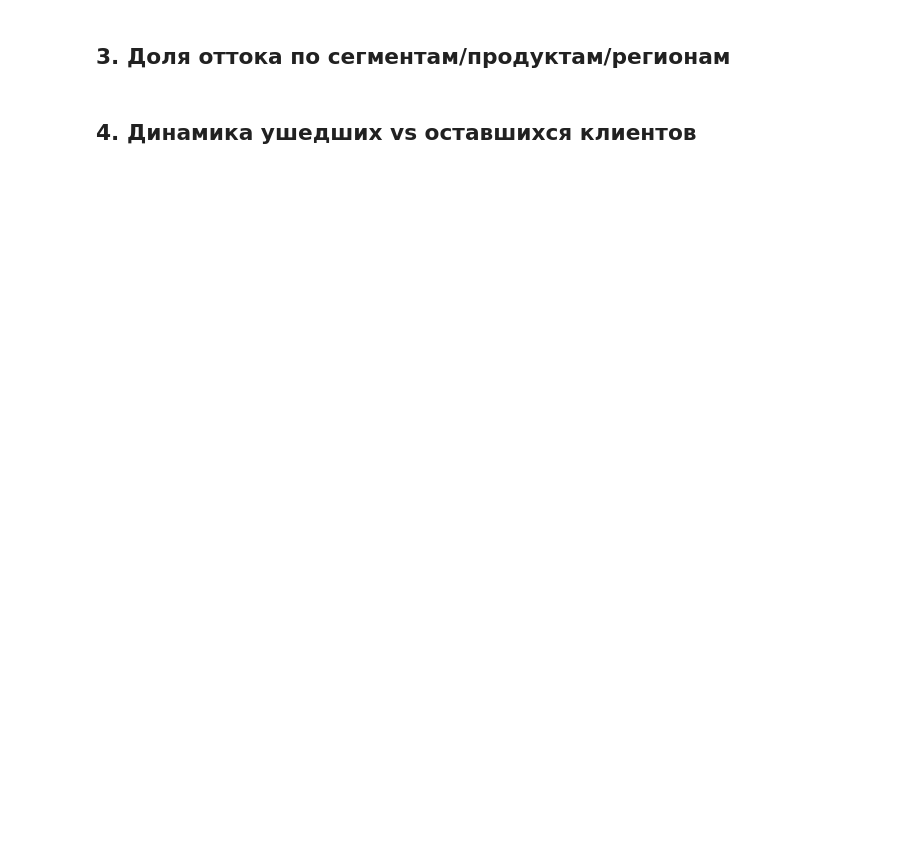
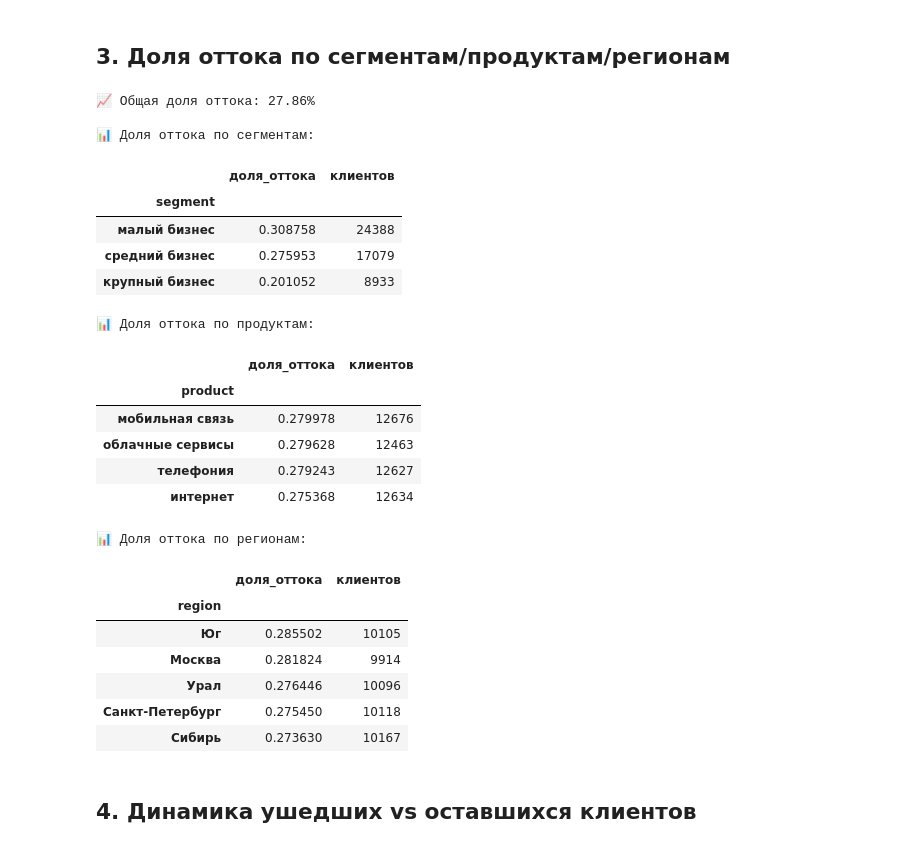
Before and after one commit to k1sur1n/b2b-churn-internship, a Jupyter notebook: notebooks/01_eda.ipynb, the cells around one changed output. Drawn from its saved outputs; the diff is of its cells as text; code cells hidden in the pictures; blank space fills up the shorter version.

```diff
--- a/notebooks/01_eda.ipynb
+++ b/notebooks/01_eda.ipynb
@@ -37,2 +64,44 @@ print(clients.shape, usage.shape)
+# %%
+# 1. Сначала создаем флаг оттока (если он еще не создан в предыдущих ячейках)
+# Логика: если дата расторжения НЕ пустая, значит клиент ушел (1), иначе (0)
+if 'is_churned' not in clients.columns:
+    clients['is_churned'] = clients['termination_date'].notna().astype(int)
+
+# 2. Смотрим общую долю оттока
+print(f"📈 Общая доля оттока: {clients['is_churned'].mean():.2%}\n")
+
+# 3. Анализируем отток по ключевым группам (как требует ТЗ)
+print("📊 Доля оттока по сегментам:")
+display(churn_rate_by(clients, target_col='is_churned', group_col='segment'))
+
+print("\n📊 Доля оттока по продуктам:")
+display(churn_rate_by(clients, target_col='is_churned', group_col='product'))
+
+print("\n📊 Доля оттока по регионам:")
+display(churn_rate_by(clients, target_col='is_churned', group_col='region'))
+# %% [output]
+📈 Общая доля оттока: 27.86%
+
+📊 Доля оттока по сегментам:
+|  | доля_оттока | клиентов |
+| segment |  |  |
+| малый бизнес | 0.308758 | 24388 |
+| средний бизнес | 0.275953 | 17079 |
+| крупный бизнес | 0.201052 | 8933 |
+📊 Доля оттока по продуктам:
+|  | доля_оттока | клиентов |
+| product |  |  |
+| мобильная связь | 0.279978 | 12676 |
+| облачные сервисы | 0.279628 | 12463 |
+| телефония | 0.279243 | 12627 |
+| интернет | 0.275368 | 12634 |
+📊 Доля оттока по регионам:
+|  | доля_оттока | клиентов |
+| region |  |  |
+| Юг | 0.285502 | 10105 |
+| Москва | 0.281824 | 9914 |
+| Урал | 0.276446 | 10096 |
+| Санкт-Петербург | 0.275450 | 10118 |
+| Сибирь | 0.273630 | 10167 |
 # %% [markdown]
 ## 4. Динамика ушедших vs оставшихся клиентов
```
Also changed, not shown: parts of 8 cells of this notebook, 1 other file.
